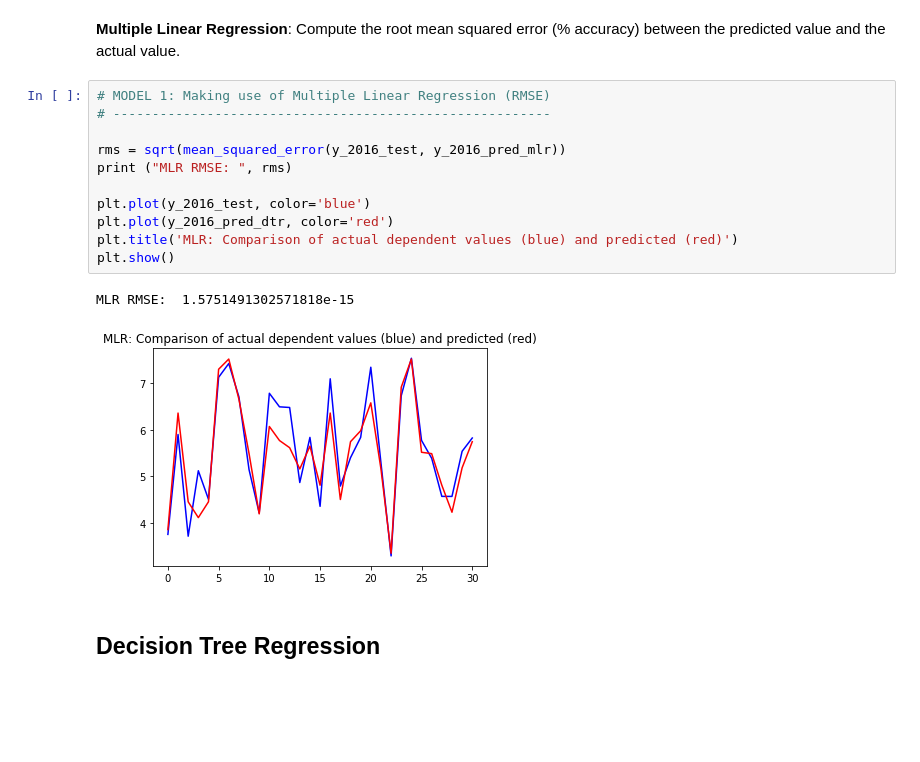
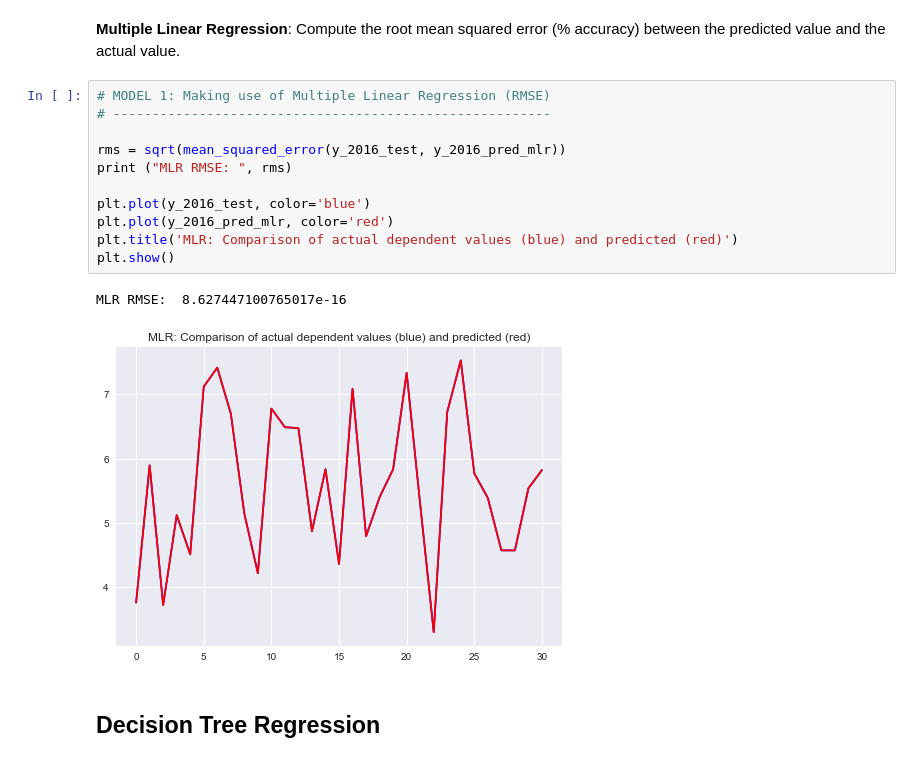
Before and after one commit to halfofning/happiness, a Jupyter notebook: Happiness Analysis.ipynb, the cells around one changed output. Saved outputs shown, nothing was run; the diff lists cells and outputs as text; blank space fills up the shorter version.

```diff
--- a/Happiness Analysis.ipynb
+++ b/Happiness Analysis.ipynb
@@ -89,17 +89,17 @@ y_2016_pred_mlr = ml_regressor.predict(X_2016_test)
 # %%
 # MODEL 1: Making use of Multiple Linear Regression (RMSE)
 # --------------------------------------------------------
 
 rms = sqrt(mean_squared_error(y_2016_test, y_2016_pred_mlr))
 print ("MLR RMSE: ", rms)
 
 plt.plot(y_2016_test, color='blue')
-plt.plot(y_2016_pred_dtr, color='red')
+plt.plot(y_2016_pred_mlr, color='red')
 plt.title('MLR: Comparison of actual dependent values (blue) and predicted (red)')
 plt.show()
 # %% [output]
-MLR RMSE:  1.5751491302571818e-15
+MLR RMSE:  8.627447100765017e-16
-[figure, old version]
+[figure, new version]
 # %% [markdown]
 ## Decision Tree Regression
 # %%
```
Also changed, not shown: parts of 11 cells of this notebook.
